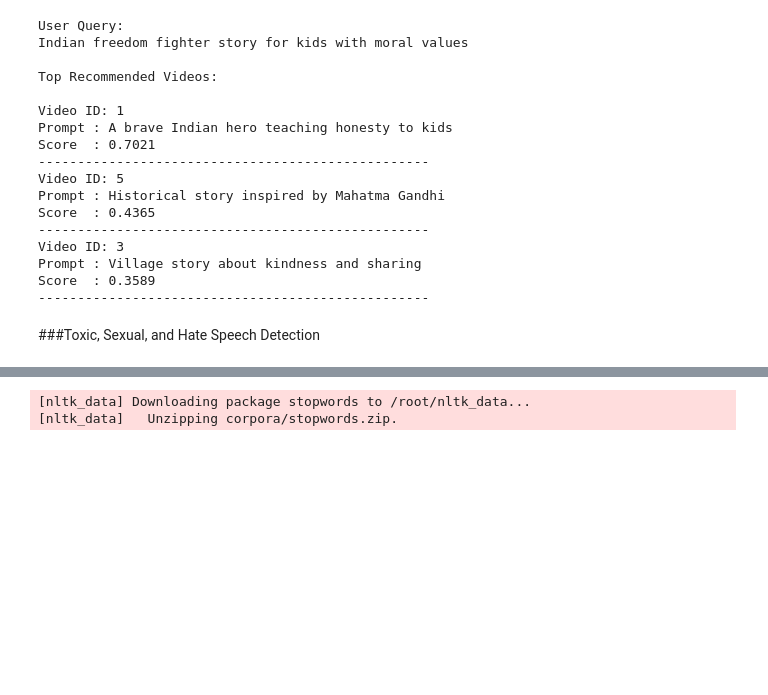
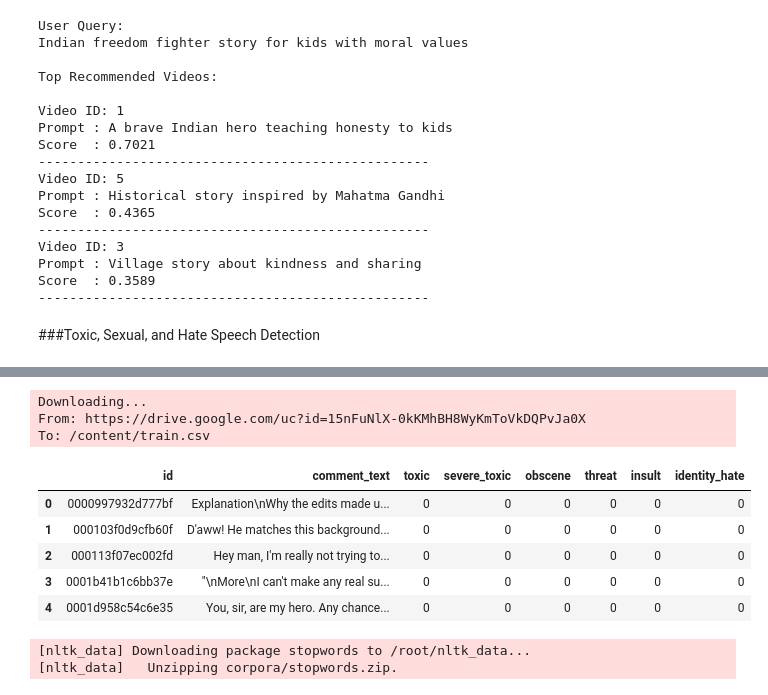
Before and after one commit to Rishikeshp8899/cultural-story-teller, a Jupyter notebook: Culture_Story_Teller.ipynb, the cells around one changed output, grey strips where cells are left out. Saved outputs shown, nothing was run; the diff lists cells and outputs as text; code cells hidden in the pictures; blank space fills up the shorter version.

```diff
--- a/Culture_Story_Teller.ipynb
+++ b/Culture_Story_Teller.ipynb
@@ -336,3 +351,28 @@ df
+# %%
+# df = pd.read_csv("/content/train.csv", engine='python', on_bad_lines='skip')
+# df
+
+!pip install -q gdown
+import gdown
+import pandas as pd
+
+file_id = "15nFuNlX-0kKMhBH8WyKmToVkDQPvJa0X"
+url = f"https://drive.google.com/uc?id={file_id}"
+
+gdown.download(url, "train.csv", quiet=False)
+
+df = pd.read_csv("train.csv", engine="python", on_bad_lines="skip")
+df.head()
+# %% [output]
+Downloading...
+From: https://drive.google.com/uc?id=15nFuNlX-0kKMhBH8WyKmToVkDQPvJa0X
+To: /content/train.csv
+|  | id | comment_text | toxic | severe_toxic | obscene | threat | insult | identity_hate |
+| 0 | 0000997932d777bf | Explanation\nWhy the edits made u... | 0 | 0 | 0 | 0 | 0 | 0 |
+| 1 | 000103f0d9cfb60f | D'aww! He matches this background... | 0 | 0 | 0 | 0 | 0 | 0 |
+| 2 | 000113f07ec002fd | Hey man, I'm really not trying to... | 0 | 0 | 0 | 0 | 0 | 0 |
+| 3 | 0001b41b1c6bb37e | "\nMore\nI can't make any real su... | 0 | 0 | 0 | 0 | 0 | 0 |
+| 4 | 0001d958c54c6e35 | You, sir, are my hero. Any chance... | 0 | 0 | 0 | 0 | 0 | 0 |
 # %%
 labels = [
     "toxic",
```
Also changed, not shown: parts of 22 cells of this notebook.
